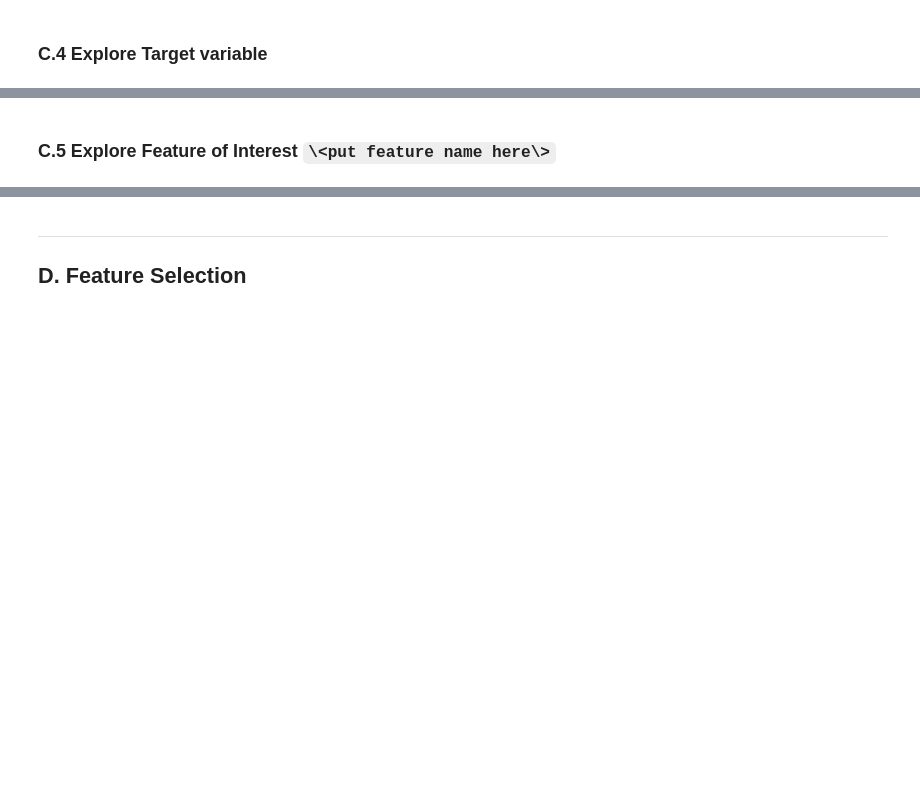
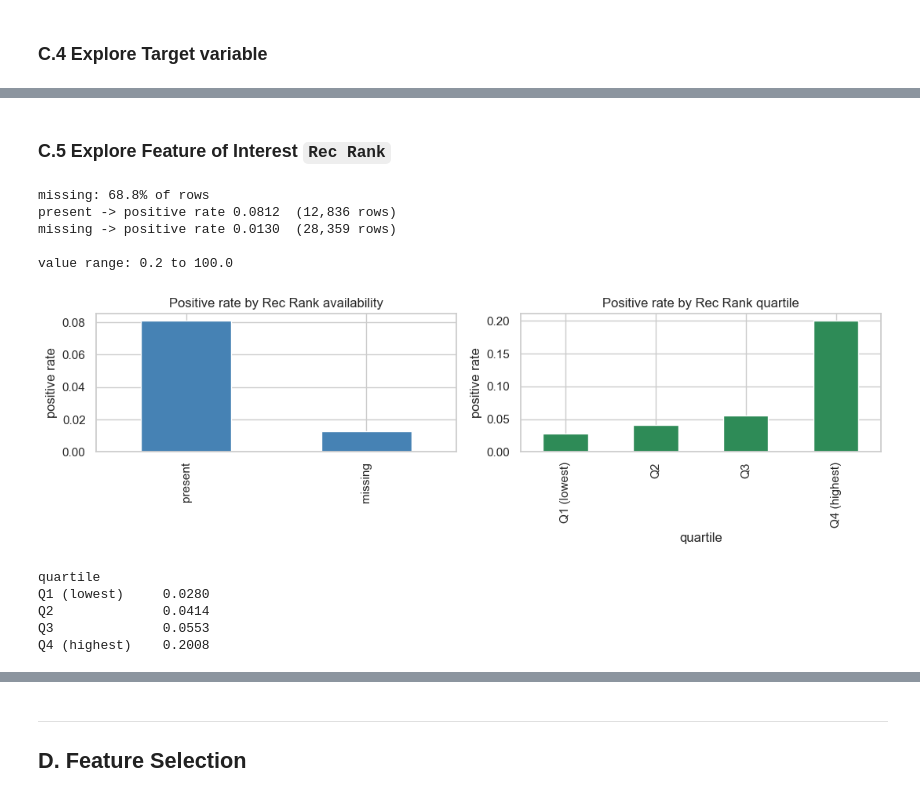
Before and after one commit to abychopda/nba-career-longevity-prediction, a Jupyter notebook: notebooks/36120-26SP-group36-26666293-AT1-experiment-1.ipynb, the cells around one changed output, grey strips where cells are left out. Cells and saved outputs as stored; diff of their text form; code cells hidden in the pictures; blank space fills up the shorter version.

```diff
--- a/notebooks/36120-26SP-group36-26666293-AT1-experiment-1.ipynb
+++ b/notebooks/36120-26SP-group36-26666293-AT1-experiment-1.ipynb
@@ -107,2 +269,2 @@ print_tile(size="h3", key='target_distribution_explanations', value=target_distr
 # %% [markdown]
-### C.5 Explore Feature of Interest `\<put feature name here\>`
+### C.5 Explore Feature of Interest `Rec Rank`
@@ -115,0 +271,41 @@ provide a detailed analysis on the selected feature, its distribution, limitatio
+# %%
+# <Student to fill this section>
+has_rank = train["Rec Rank"].notna()
+
+print(f"missing: {(~has_rank).mean():.1%} of rows")
+print(f"present -> positive rate {train.loc[has_rank, target_name].mean():.4f}  ({has_rank.sum():,} rows)")
+print(f"missing -> positive rate {train.loc[~has_rank, target_name].mean():.4f}  ({(~has_rank).sum():,} rows)")
+print(f"\nvalue range: {train['Rec Rank'].min():.1f} to {train['Rec Rank'].max():.1f}")
+# %% [output]
+missing: 68.8% of rows
+present -> positive rate 0.0812  (12,836 rows)
+missing -> positive rate 0.0130  (28,359 rows)
+
+value range: 0.2 to 100.0
+# %%
+# <Student to fill this section>
+ranked = train.loc[has_rank].copy()
+ranked["quartile"] = pd.qcut(ranked["Rec Rank"], 4, labels=["Q1 (lowest)", "Q2", "Q3", "Q4 (highest)"])
+
+fig, axes = plt.subplots(1, 2, figsize=(11, 3.5))
+pd.Series({"present": train.loc[has_rank, target_name].mean(),
+           "missing": train.loc[~has_rank, target_name].mean()}).plot(kind="bar", ax=axes[0], color="steelblue")
+axes[0].set_title("Positive rate by Rec Rank availability")
+axes[0].set_ylabel("positive rate")
+
+ranked.groupby("quartile", observed=True)[target_name].mean().plot(kind="bar", ax=axes[1], color="seagreen")
+axes[1].set_title("Positive rate by Rec Rank quartile")
+axes[1].set_ylabel("positive rate")
+
+plt.tight_layout()
+plt.savefig(FIGURES / "exp1_rec_rank.png", dpi=120)
+plt.show()
+
+print(ranked.groupby("quartile", observed=True)[target_name].mean().round(4).to_string())
+# %% [output]
+[figure, added]
+quartile
+Q1 (lowest)     0.0280
+Q2              0.0414
+Q3              0.0553
+Q4 (highest)    0.2008
```
Also changed, not shown: parts of 182 cells of this notebook, 7 other files.
